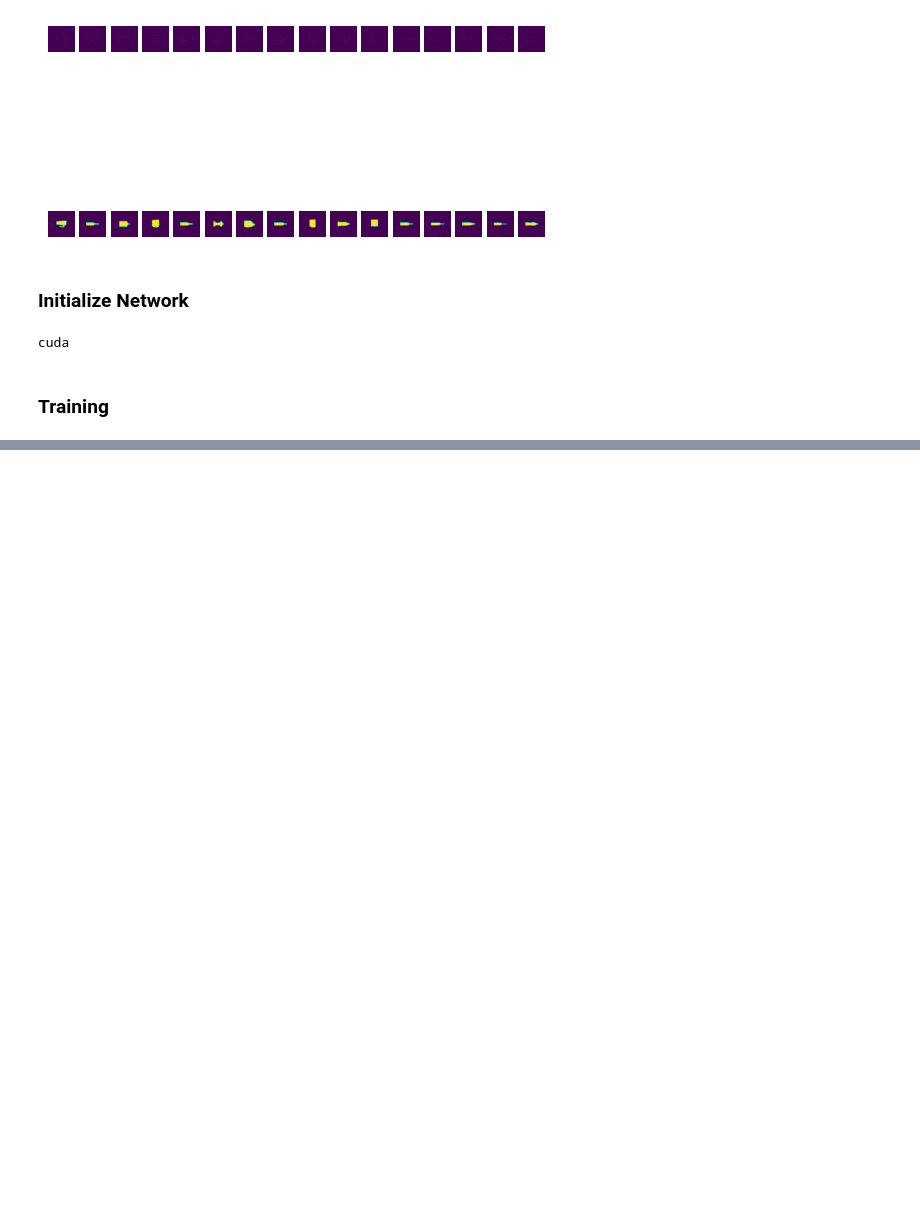
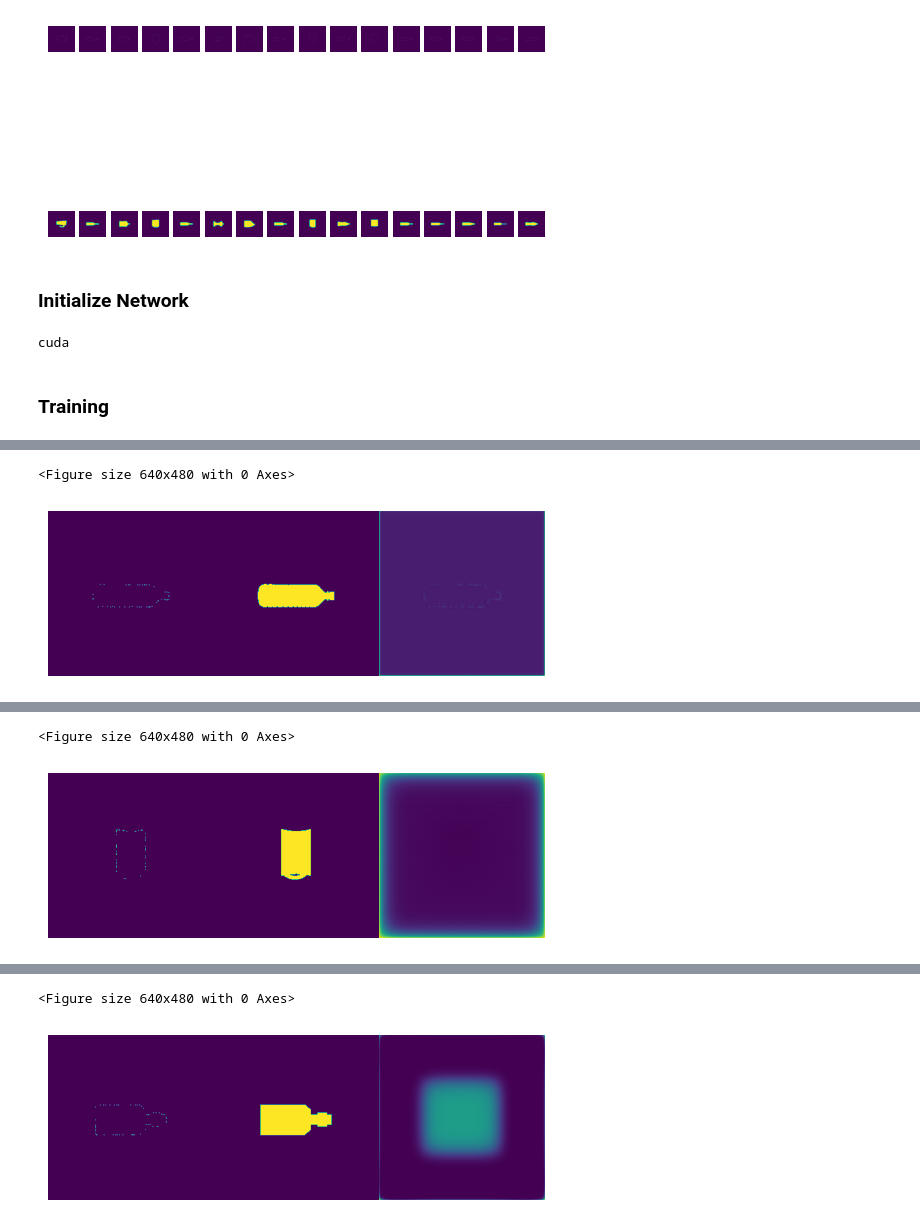
Before and after one commit to daniel-strauss/adlr_tactile_exploration, a Jupyter notebook: notebooks/Reconstruction.ipynb, the cells around one changed output, grey strips where cells are left out. Saved outputs shown, nothing was run; the diff lists cells and outputs as text; code cells hidden in the pictures; blank space fills up the shorter version.

Commit message:
better visualizations of trianing progress

```diff
--- a/notebooks/Reconstruction.ipynb
+++ b/notebooks/Reconstruction.ipynb
@@ -135,7 +138,7 @@ cuda
 # %%
 # Training loop
 num_epochs = 50
-log_period = 1
+log_period = 100
 
 for epoch in range(num_epochs):
     model.train()
@@ -164,8 +167,10 @@ for epoch in range(num_epochs):
             running_train_loss = 0.0
 
             # Log reconstructed training images
-            img_grid = vutils.make_grid(outputs)
+            img_grid = vutils.make_grid([inputs[-1], labels[-1], outputs[-1]])
             writer.add_image('reconstructed_training_images', img_grid, global_step=epoch * len(train_loader) + i)
+
+
 
 
             # calculate validation loss
@@ -186,7 +191,7 @@ for epoch in range(num_epochs):
 
 
             # Log reconstructed validation images
-            img_grid = vutils.make_grid(outputs)
+            img_grid = vutils.make_grid([inputs[-1], labels[-1], outputs[-1]])
             writer.add_image('reconstructed_validation_images', img_grid, global_step=epoch * len(train_loader) + i)
 
 
@@ -196,9 +201,9 @@ for epoch in range(num_epochs):
 
 
             # ploting images like this until it works with tensorboard
-            #plt.figure()
-            #show_datapair(lables[0].cpu().detach().numpy(), outputs[0].cpu().detach().numpy())
-            #plt.show()
+            plt.figure()
+            show_datatripple(inputs[-1].cpu().detach().numpy(), labels[-1].cpu().detach().numpy(), outputs[-1].cpu().detach().numpy())
+            plt.show()
 
 
 
@@ -216,0 +215,2 @@ Epoch [8/50], Step [8/668], Val Loss: 0.7439
+<Figure size 640x480 with 0 Axes>
+[figure, added]
@@ -216,0 +218,2 @@ Epoch [8/50], Step [8/668], Val Loss: 0.7439
+<Figure size 640x480 with 0 Axes>
+[figure, added]
@@ -216,0 +221,2 @@ Epoch [8/50], Step [8/668], Val Loss: 0.7439
+<Figure size 640x480 with 0 Axes>
+[figure, added]
```
Also changed, not shown: parts of 5 cells of this notebook, 3 other files.
